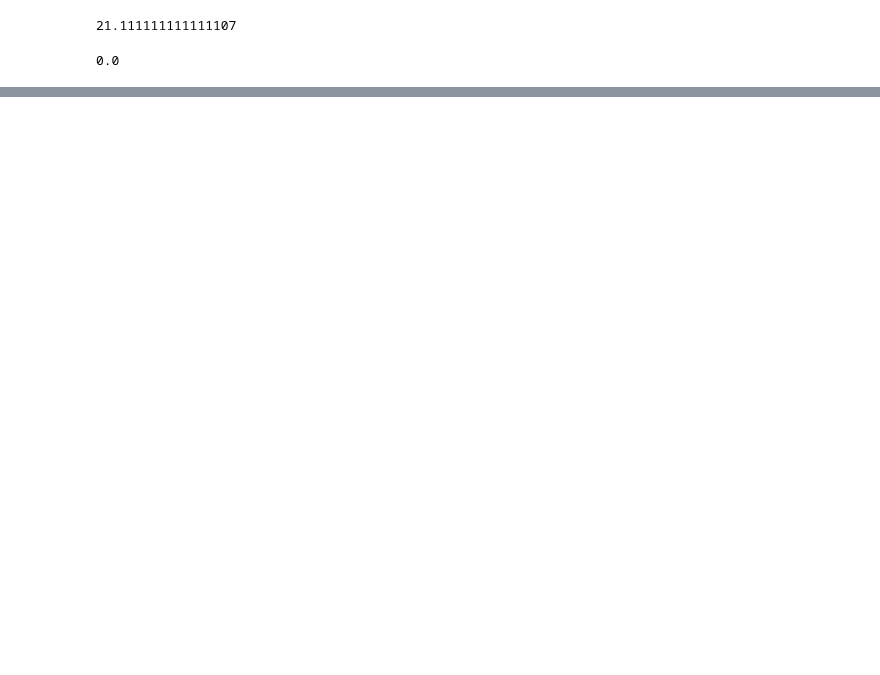
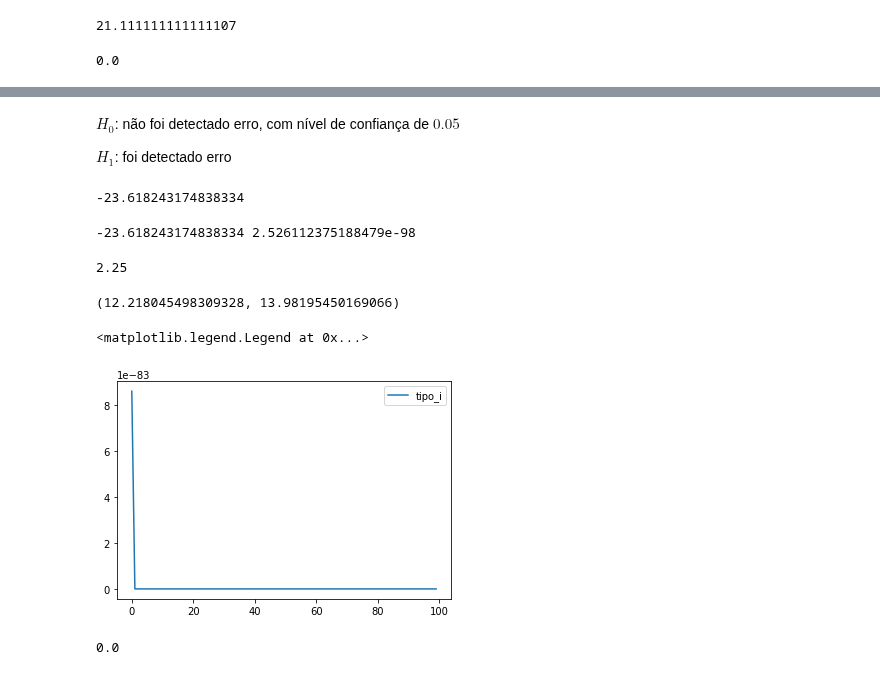
Before and after one commit to ifribeiro/TEI-EstApl, a Jupyter notebook: EPC8.ipynb, the cells around one changed output, grey strips where cells are left out. Drawn from its saved outputs; the diff is of its cells as text; code cells hidden in the pictures; blank space fills up the shorter version.

```diff
--- a/EPC8.ipynb
+++ b/EPC8.ipynb
@@ -12,12 +12,13 @@ from scipy.stats import norm, ttest_rel, chi2
 import matplotlib.pyplot as plt
 # %%
-def CI(muX, sigma, n, alpha=0.05):
+def CI(mu1, mu2, var1, var2, n1, n2, alpha=0.05):
     """
     Calcula o intervalo de confiança de uma distribuição normal
     """
     zalpha_2  = norm.ppf(alpha/2)
-    ci_d = muX - zalpha_2*sigma/np.sqrt(n) # limite superior
-    ci_l = muX + zalpha_2*sigma/np.sqrt(n) # limite inferior
+    sqrt_ = (var1/n1) + (var2/n2)
+    ci_d = (mu1-mu2) - zalpha_2*np.sqrt(sqrt_) # limite superior
+    ci_l = (mu1-mu2) + zalpha_2*np.sqrt(sqrt_) # limite inferior
     return ci_l, ci_d
 
 def get_XY(f, v=1):
@@ -299,0 +351,62 @@ Text(0.5, 1.0, 'Figura X - quando h0 é rejeitada')
+# %%
+def e_I(m1, m2, v1, v2, n1=20, n2=20, alpha=0.05):
+    ci_ = CI(m1, m2, var1=v1, var2=v2, n1=n1, n2=n2, alpha=alpha)
+    denom = (v1/n1) + (v2/n2)
+    z1x = (ci_[0]-(m1-m2))/denom
+    e = norm.cdf(z1x)*2
+    return e, ci_
+# %% [markdown]
+$H_0$: não foi detectado erro, com nível de confiança de $0.05$
+
+$H_1$: foi detectado erro
+# %%
+erros_tipoI = []
+erros_tipoII = []
+A = np.linspace(0.01, 0.01, 100)
+Ns= np.linspace(20,500,100, dtype='int')
+s1=s2=sigma**2
+for n, a in zip(Ns,A):
+    palpha = 1 - a
+    inicio_dados = X_4[:n]
+    restante_dados = X_4[n:]
+    m1, m2 = [inicio_dados.mean(), restante_dados.mean()]
+    z0 = test_estatistico(m1, m2, 0, s1=s1, s2=s2, n1=len(inicio_dados), n2=len(restante_dados))
+    ei = e_I(m1, m2, v1=s1, v2=s2, n1=n, n2=1000-n, alpha=a)
+    # eii = erro_II(a, m1, m2, s1, s2, len(inicio_dados), len(restante_dados), 0)
+    erros_tipoI.append(ei[0])
+# %%
+20
+palpha = 1 - a
+inicio_dados = X_4[:n]
+restante_dados = X_4[n:]
+m1, m2 = [inicio_dados.mean(), restante_dados.mean()]
+s1, s2 = [inicio_dados.var(ddof=1), restante_dados.var(ddof=1)]
+z0 = test_estatistico(m1, m2, 0, s1=s1, s2=s2, n1=len(inicio_dados), n2=len(restante_dados))
+#ei = e_I(m1, m2, v1=s1, v2=s2, n1=n, n2=1000-n, alpha=a)
+z0
+# %% [output]
+-23.618243174838334
+# %%
+r = ttest_ind(inicio_dados, restante_dados, equal_var=True)
+print(r.statistic, r.pvalue)
+# %% [output]
+-23.618243174838334 2.526112375188479e-98
+# %%
+1.5**2
+# %% [output]
+2.25
+# %%
+CI(87.6, 74.5, 1, 2.25, 10, 12, alpha=0.1)
+# %% [output]
+(12.218045498309328, 13.98195450169066)
+# %%
+plt.plot(erros_tipoI, label='tipo_i')
+# plt.plot(erros_tipoII, label='tipo_ii')
+plt.legend()
+# %% [output]
+<matplotlib.legend.Legend at 0x...>
+[figure, added]
+# %%
+erros_tipoI[0]
+# %% [output]
+0.0
```
Also changed, not shown: parts of 13 cells of this notebook.
